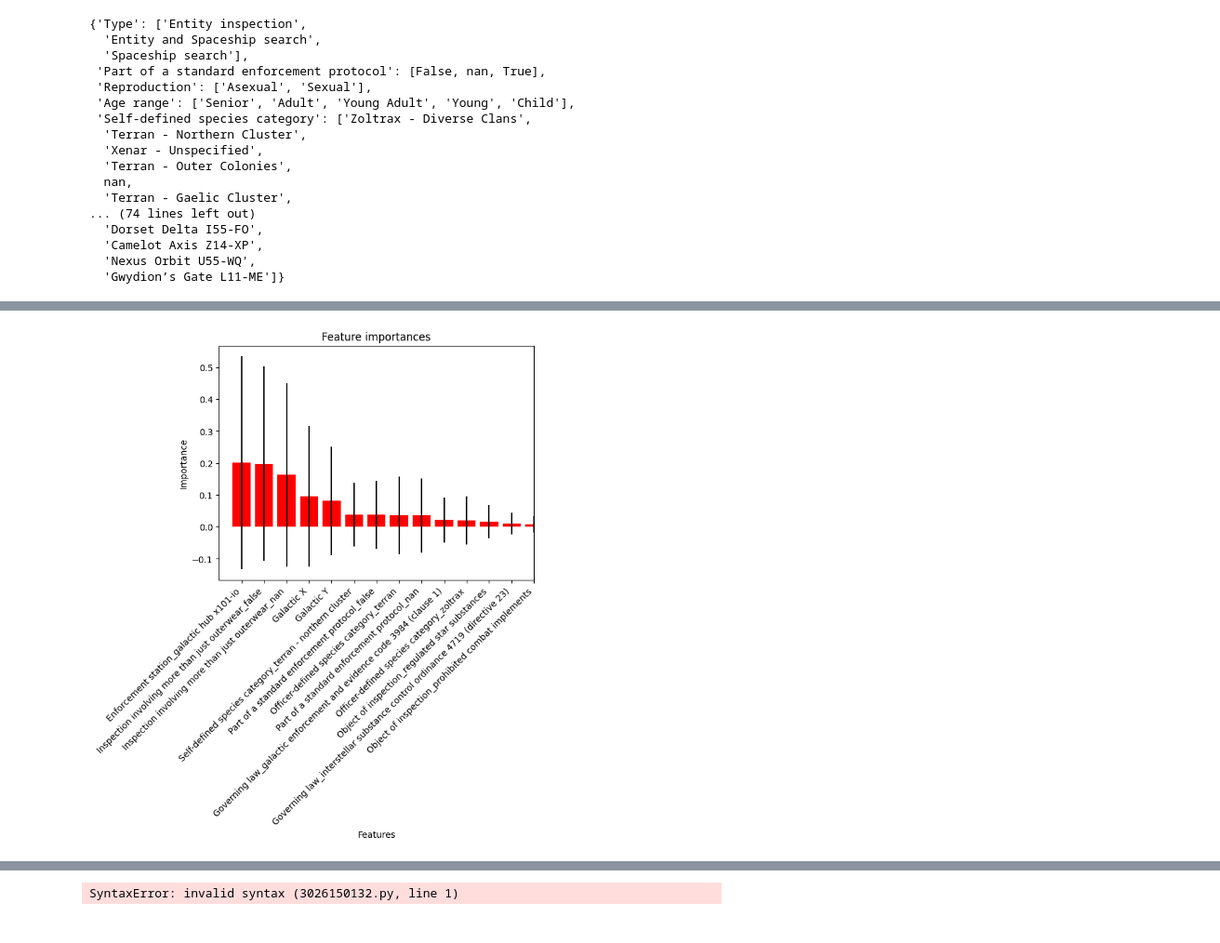
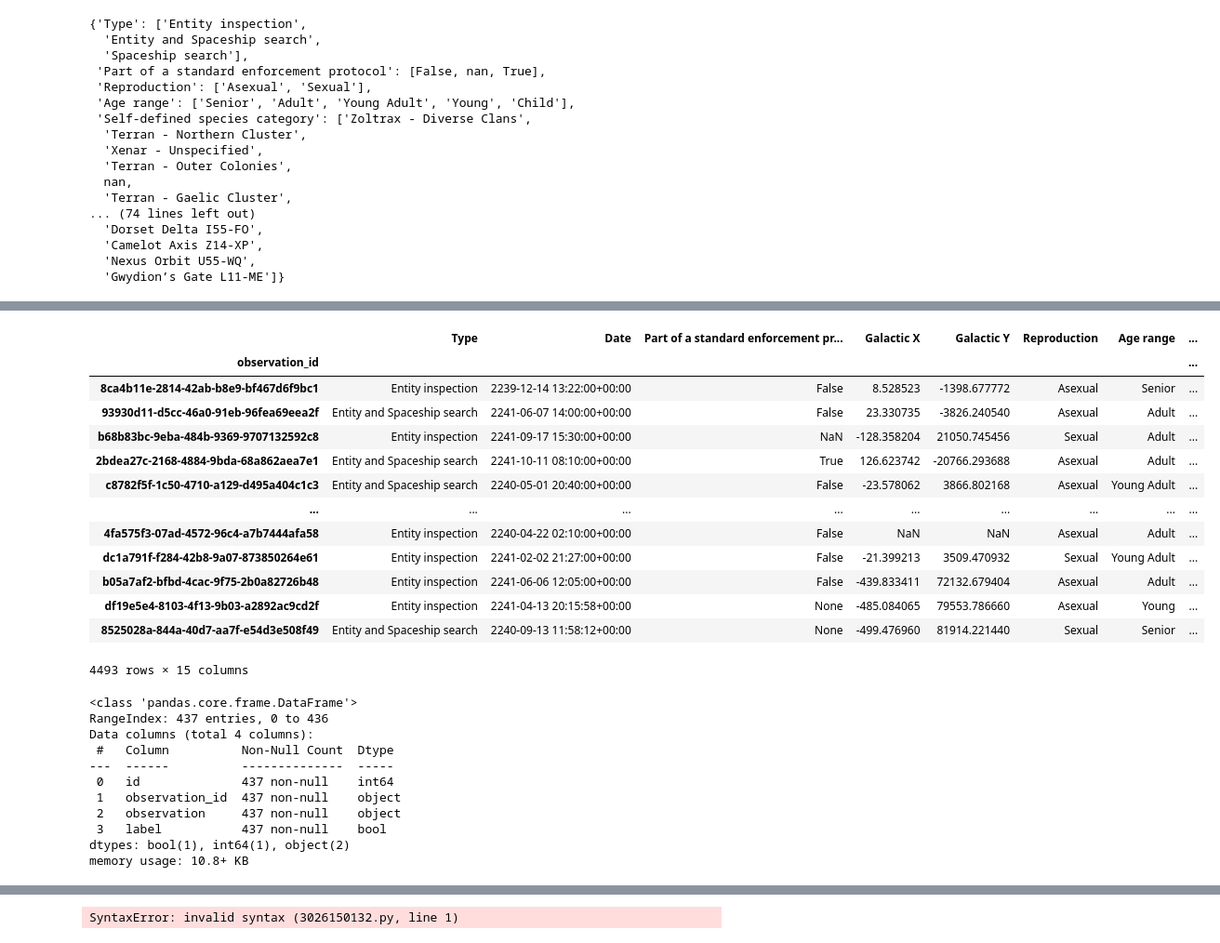
Before and after one commit to Ricky2080/railway-hckt06-deploy, a Jupyter notebook: HCKT06_template.ipynb, the cells around one changed output, grey strips where cells are left out. Shown: that part at 93% size. Cells and saved outputs as stored; diff of their text form; code cells hidden in the pictures.

```diff
--- a/HCKT06_template.ipynb
+++ b/HCKT06_template.ipynb
@@ -313,22 +371,57 @@ f1_score(y_test, y_pred)
-# %%
-# Get feature importances
-categorical_encode_step = pipeline.named_steps['columntransformer'].named_transformers_['cat'].named_steps['onehot']
-random_forest_step = pipeline.named_steps['randomforestclassifier']
-onehot_columns = categorical_encode_step.get_feature_names_out(input_features=categorical_features)
-importances = pd.Series(data=random_forest_step.feature_importances_, index = np.array(numerical_features + list(onehot_columns)))
-indices = np.argsort(importances)[::-1]
-from sklearn.pipeline import Pipeline
-from sklearn.ensemble import RandomForestClassifier
-from sklearn.preprocessing import StandardScaler
-std = np.std([tree.feature_importances_ for tree in random_forest_step.estimators_], axis=0)
-plt.figure()
-plt.title("Feature importances")
-plt.bar(x=importances.index[indices], height=importances.iloc[indices],
-        color="r", yerr=std[indices], align="center");
-plt.xticks(range(len(importances.index[indices])), importances.index[indices], rotation=45, ha="right")
-plt.xlim([-1, X_train.shape[1]])
-plt.xlabel('Features');
-plt.ylabel('Importance');
-plt.show()
-# %% [output]
-[figure, removed]
+# %%
+import sqlalchemy
+
+username = 'postgres'
+password = 'tsKVMTUOHtCZpVQYPtRbvkBdzmABPbDV'
+host_name = 'roundhouse.proxy.rlwy.net'
+port = 54090
+db_name = 'railway'
+
+conn_str = 'postgresql://{}:{}@{}:{}/{}'.format(username,password,host_name,port,db_name)
+engine = sqlalchemy.create_engine(conn_str)
+query = 'SELECT * FROM prediction;'
+data_server = pd.read_sql_query(query, engine)
+
+df = data_server.copy()
+df_ = pd.DataFrame()
+for i in range(len(df['observation'])):
+    new = pd.DataFrame([json.loads(df['observation'][i])])
+    df_=pd.concat([df_,new])
+df_=df_.reset_index().drop(columns=['index'])
+df_.head()
+
+df_original['new'] = False
+df_['new'] = True
+concatenated_df = pd.concat([df_original, df_])
+final_df = concatenated_df.drop_duplicates(subset='observation_id', keep='last')
+final_df.set_index('observation_id', inplace = True)
+final_df
+# %% [output]
+|  | Type | Date | Part of a standard enforcement pr... | Galactic X | Galactic Y | Reproduction | Age range | ... |
+| observation_id |  |  |  |  |  |  |  | ... |
+| 8ca4b11e-2814-42ab-b8e9-bf467d6f9bc1 | Entity inspection | 2239-12-14 13:22:00+00:00 | False | 8.528523 | -1398.677772 | Asexual | Senior | ... |
+| 93930d11-d5cc-46a0-91eb-96fea69eea2f | Entity and Spaceship search | 2241-06-07 14:00:00+00:00 | False | 23.330735 | -3826.240540 | Asexual | Adult | ... |
+| b68b83bc-9eba-484b-9369-9707132592c8 | Entity inspection | 2241-09-17 15:30:00+00:00 | NaN | -128.358204 | 21050.745456 | Sexual | Adult | ... |
+| 2bdea27c-2168-4884-9bda-68a862aea7e1 | Entity and Spaceship search | 2241-10-11 08:10:00+00:00 | True | 126.623742 | -20766.293688 | Asexual | Adult | ... |
+| c8782f5f-1c50-4710-a129-d495a404c1c3 | Entity and Spaceship search | 2240-05-01 20:40:00+00:00 | False | -23.578062 | 3866.802168 | Asexual | Young Adult | ... |
+| ... | ... | ... | ... | ... | ... | ... | ... | ... |
+| 4fa575f3-07ad-4572-96c4-a7b7444afa58 | Entity inspection | 2240-04-22 02:10:00+00:00 | False | NaN | NaN | Asexual | Adult | ... |
+| dc1a791f-f284-42b8-9a07-873850264e61 | Entity inspection | 2241-02-02 21:27:00+00:00 | False | -21.399213 | 3509.470932 | Sexual | Young Adult | ... |
+| b05a7af2-bfbd-4cac-9f75-2b0a82726b48 | Entity inspection | 2241-06-06 12:05:00+00:00 | False | -439.833411 | 72132.679404 | Asexual | Adult | ... |
+| df19e5e4-8103-4f13-9b03-a2892ac9cd2f | Entity inspection | 2241-04-13 20:15:58+00:00 | None | -485.084065 | 79553.786660 | Asexual | Young | ... |
+| 8525028a-844a-40d7-aa7f-e54d3e508f49 | Entity and Spaceship search | 2240-09-13 11:58:12+00:00 | None | -499.476960 | 81914.221440 | Sexual | Senior | ... |
+4493 rows × 15 columns
+# %%
+data_server.info()
+# %% [output]
+<class 'pandas.core.frame.DataFrame'>
+RangeIndex: 437 entries, 0 to 436
+Data columns (total 4 columns):
+ #   Column          Non-Null Count  Dtype
+---  ------          --------------  -----
+ 0   id              437 non-null    int64
+ 1   observation_id  437 non-null    object
+ 2   observation     437 non-null    object
+ 3   label           437 non-null    bool
+dtypes: bool(1), int64(1), object(2)
+memory usage: 10.8+ KB
```
Also changed, not shown: parts of 13 cells of this notebook, 2 other files.
